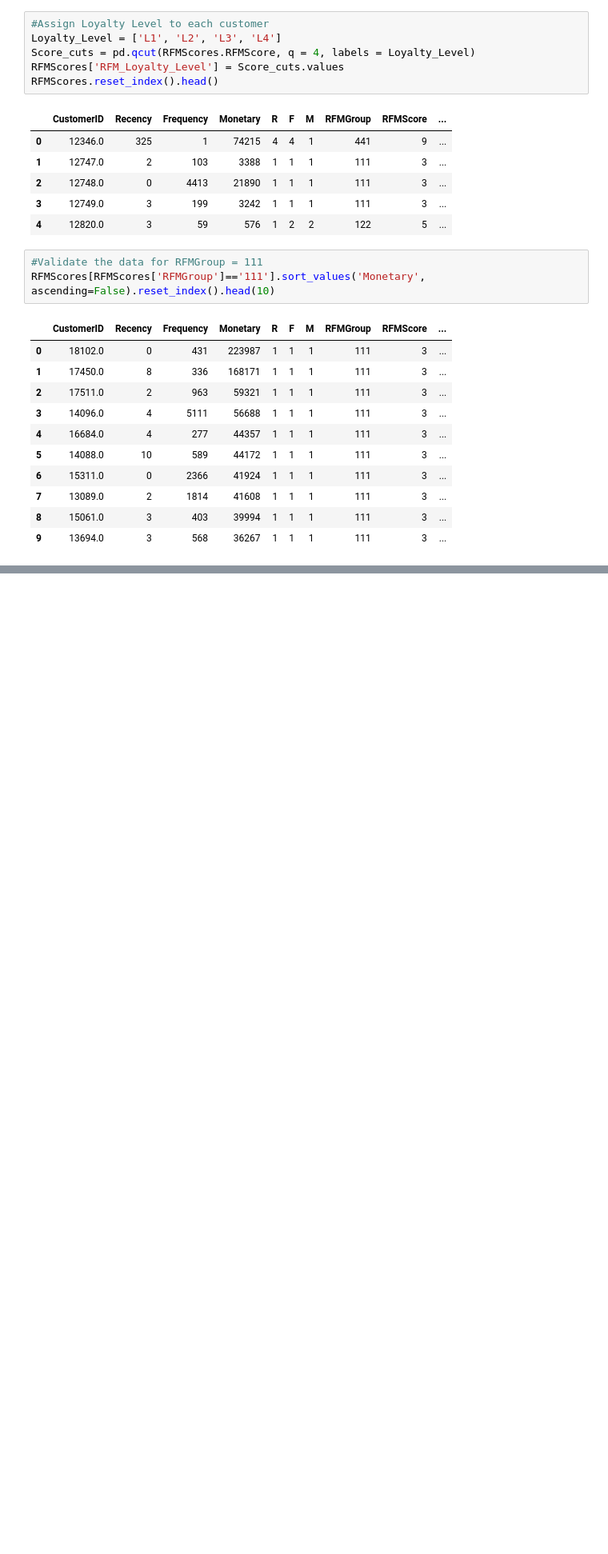
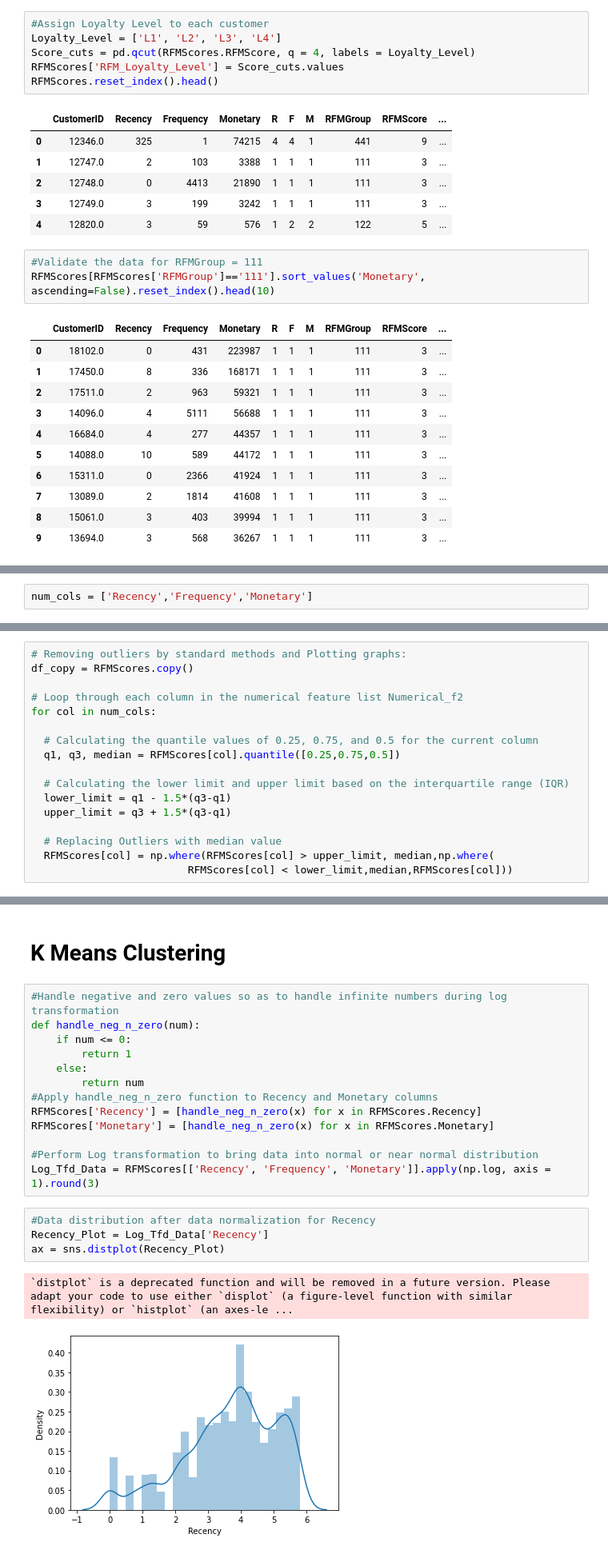
Before and after one commit to shivankb/ML-Clustering, a Jupyter notebook: online_retail_customer_segmentation.ipynb, the cells around one changed output, grey strips where cells are left out. Shown at 80% size. Saved outputs shown, nothing was run; the diff lists cells and outputs as text; blank space fills up the shorter version.

```diff
--- a/online_retail_customer_segmentation.ipynb
+++ b/online_retail_customer_segmentation.ipynb
@@ -982,0 +990,2 @@ po.iplot(fig)
+# %%
+num_cols = ['Recency','Frequency','Monetary']
@@ -982,0 +1014,17 @@ po.iplot(fig)
+# %%
+# Removing outliers by standard methods and Plotting graphs:
+df_copy = RFMScores.copy()
+
+# Loop through each column in the numerical feature list Numerical_f2
+for col in num_cols:
+
+  # Calculating the quantile values of 0.25, 0.75, and 0.5 for the current column
+  q1, q3, median = RFMScores[col].quantile([0.25,0.75,0.5])
+
+  # Calculating the lower limit and upper limit based on the interquartile range (IQR)
+  lower_limit = q1 - 1.5*(q3-q1)
+  upper_limit = q3 + 1.5*(q3-q1)
+
+  # Replacing Outliers with median value
+  RFMScores[col] = np.where(RFMScores[col] > upper_limit, median,np.where(
+                         RFMScores[col] < lower_limit,median,RFMScores[col]))
@@ -982,0 +1057,22 @@ po.iplot(fig)
+# %% [markdown]
+# K Means Clustering
+# %%
+#Handle negative and zero values so as to handle infinite numbers during log transformation
+def handle_neg_n_zero(num):
+    if num <= 0:
+        return 1
+    else:
+        return num
+#Apply handle_neg_n_zero function to Recency and Monetary columns
+RFMScores['Recency'] = [handle_neg_n_zero(x) for x in RFMScores.Recency]
+RFMScores['Monetary'] = [handle_neg_n_zero(x) for x in RFMScores.Monetary]
+
+#Perform Log transformation to bring data into normal or near normal distribution
+Log_Tfd_Data = RFMScores[['Recency', 'Frequency', 'Monetary']].apply(np.log, axis = 1).round(3)
+# %%
+#Data distribution after data normalization for Recency
+Recency_Plot = Log_Tfd_Data['Recency']
+ax = sns.distplot(Recency_Plot)
+# %% [output]
+`distplot` is a deprecated function and will be removed in a future version. Please adapt your code to use either `displot` (a figure-level function with similar flexibility) or `histplot` (an axes-le ...
+[figure, added]
```
Also changed, not shown: parts of 20 cells of this notebook.
